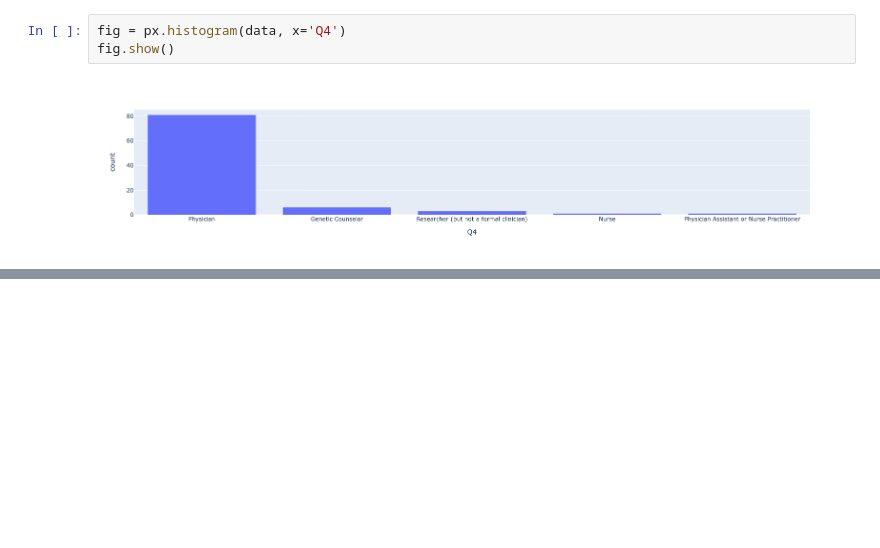
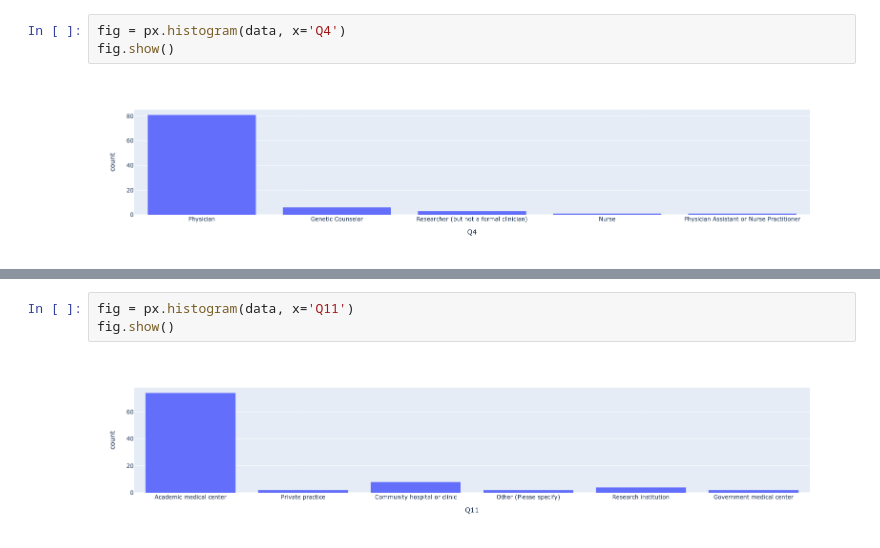
Before and after one commit to behjava/Bone2Gene_Survey, a Jupyter notebook: B2G_Survey_Analysis.ipynb, the cells around one changed output, grey strips where cells are left out. Cells and saved outputs as stored; diff of their text form; blank space fills up the shorter version.

```diff
--- a/B2G_Survey_Analysis.ipynb
+++ b/B2G_Survey_Analysis.ipynb
@@ -124,0 +176,5 @@ fig.show()
+# %%
+fig = px.histogram(data, x='Q11')
+fig.show()
+# %% [output]
+[figure, added]
```
Also changed, not shown: parts of 13 cells of this notebook.
